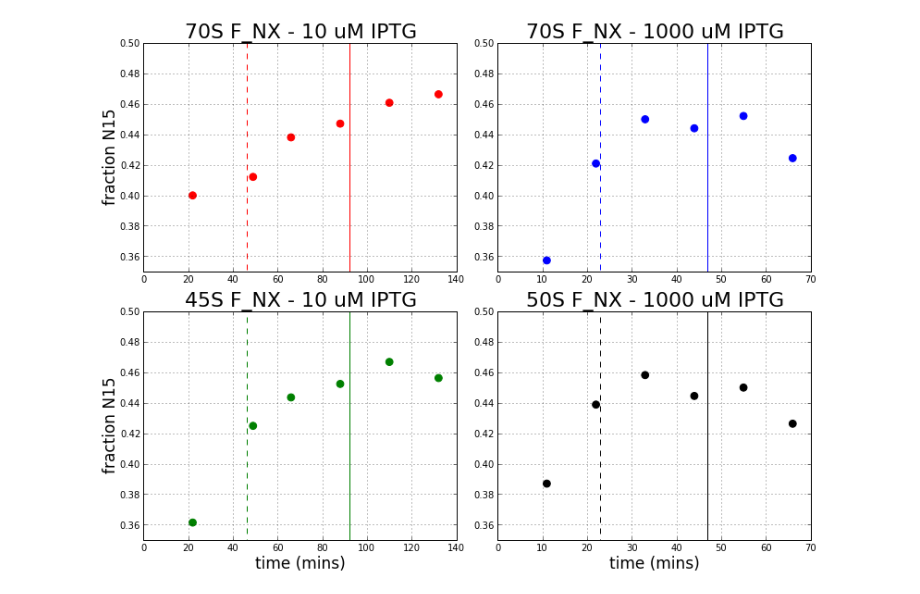
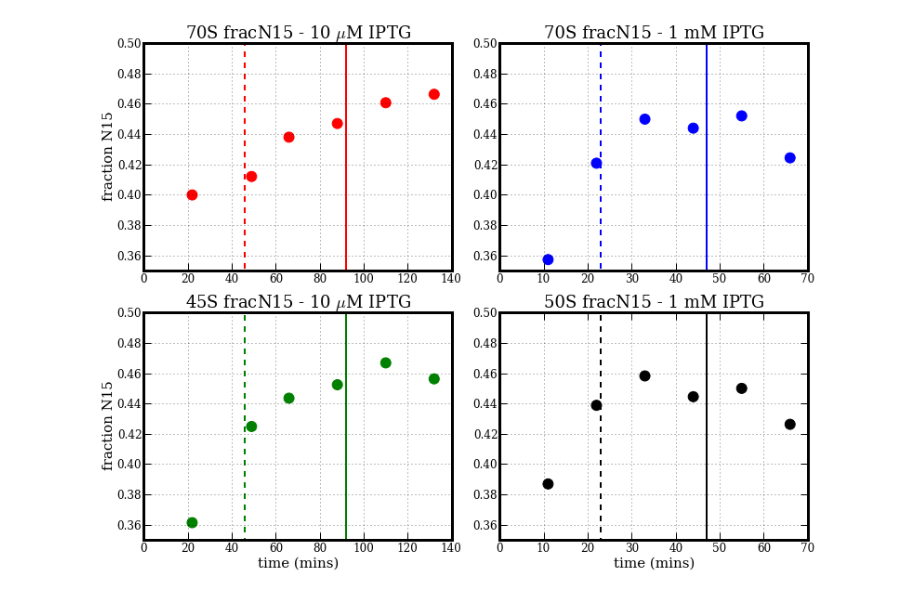
Before and after one commit to joeydavis/iPyNBs, a Jupyter notebook: FrcNXDist.ipynb, the cells around one changed output. Cells and saved outputs as stored; diff of their text form; code cells hidden in the pictures.

```diff
--- a/FrcNXDist.ipynb
+++ b/FrcNXDist.ipynb
@@ -53,49 +79,57 @@ fNX50S_1000 = [fm[f] for f in files[19:]]
 # %%
+ms = 120
 f = pylab.figure(figsize=(11, 8.5))
 f1 = f.add_subplot(221)
 f1.grid()
-f1.scatter(times10, fNX70S_10, marker='o', color='r', s=60)
+f1.scatter(times10, fNX70S_10, marker='o', color='r', s=ms)
 f1.plot([92, 92], [0.3, 0.6], color='r')
 f1.plot([92/2, 92/2], [0.3, 0.6], color='r', linestyle='--')
-f1.set_title('70S F_NX - 10 uM IPTG', fontsize=22)
-#f1.set_xlabel('time (mins)', fontsize=17)
-f1.set_ylabel('fraction N15', fontsize=17)
+f1.set_title('70S fracN15 - 10 $\mu$M IPTG')
+f1.set_ylabel('fraction N15')
 f1.set_ylim([0.35, 0.5])
-
+f1.xaxis.set_ticks_position('bottom')
+f1.yaxis.set_ticks_position('left')
 
 f2 = f.add_subplot(222)
 f2.grid()
-f2.scatter(times1000, fNX70S_1000, marker='o', color='b', s=60)
+f2.scatter(times1000, fNX70S_1000, marker='o', color='b', s=ms)
 f2.plot([47, 47], [0.3, 0.6], color='b')
 f2.plot([47/2, 47/2], [0.3, 0.6], color='b', linestyle='--')
-f2.set_title('70S F_NX - 1000 uM IPTG', fontsize=22)
-#f2.set_xlabel('time (mins)', fontsize=17)
-#f2.set_ylabel('fraction N15', fontsize=17)
+f2.set_title('70S fracN15 - 1 mM IPTG')
 f2.set_ylim([0.35, 0.5])
+f2.xaxis.set_ticks_position('bottom')
+f2.yaxis.set_ticks_position('left')
+
 
 f3 = f.add_subplot(223)
 f3.grid()
-f3.scatter(times10, fNX45S_10, marker='o', color='g', s=60)
+f3.scatter(times10, fNX45S_10, marker='o', color='g', s=ms)
 f3.plot([92, 92], [0.3, 0.6], color='g')
 f3.plot([92/2, 92/2], [0.3, 0.6], color='g', linestyle='--')
-f3.set_title('45S F_NX - 10 uM IPTG', fontsize=22)
-f3.set_xlabel('time (mins)', fontsize=17)
-f3.set_ylabel('fraction N15', fontsize=17)
+f3.set_title('45S fracN15 - 10 $\mu$M IPTG')
+f3.set_xlabel('time (mins)')
+f3.set_ylabel('fraction N15')
 f3.set_ylim([0.35, 0.5])
+f3.xaxis.set_ticks_position('bottom')
+f3.yaxis.set_ticks_position('left')
+
 
 f4 = f.add_subplot(224)
 f4.grid()
-f4.scatter(times1000, fNX50S_1000, marker='o', color='black', s=60)
+f4.scatter(times1000, fNX50S_1000, marker='o', color='black', s=ms)
 f4.plot([47, 47], [0.3, 0.6], color='black')
 f4.plot([47/2, 47/2], [0.3, 0.6], color='black', linestyle='--')
-f4.set_title('50S F_NX - 1000 uM IPTG', fontsize=22)
-f4.set_xlabel('time (mins)', fontsize=17)
-#f4.set_ylabel('fraction N15', fontsize=17)
+f4.set_title('50S fracN15 - 1 mM IPTG')
+f4.set_xlabel('time (mins)')
 f4.set_ylim([0.35, 0.5])
+f3.xaxis.set_ticks_position('bottom')
+f3.yaxis.set_ticks_position('left')
+
 f.tight_layout()
 f.savefig('4Panels.png')
+f.savefig('4Panels.pdf')
 # %% [output]
-[figure, old version]
+[figure, new version]
 # %%
 f = pylab.figure(figsize=(11, 8.5))
 for i in [1,2,3,4,5,6]:
```
Also changed, not shown: parts of 4 cells of this notebook.
